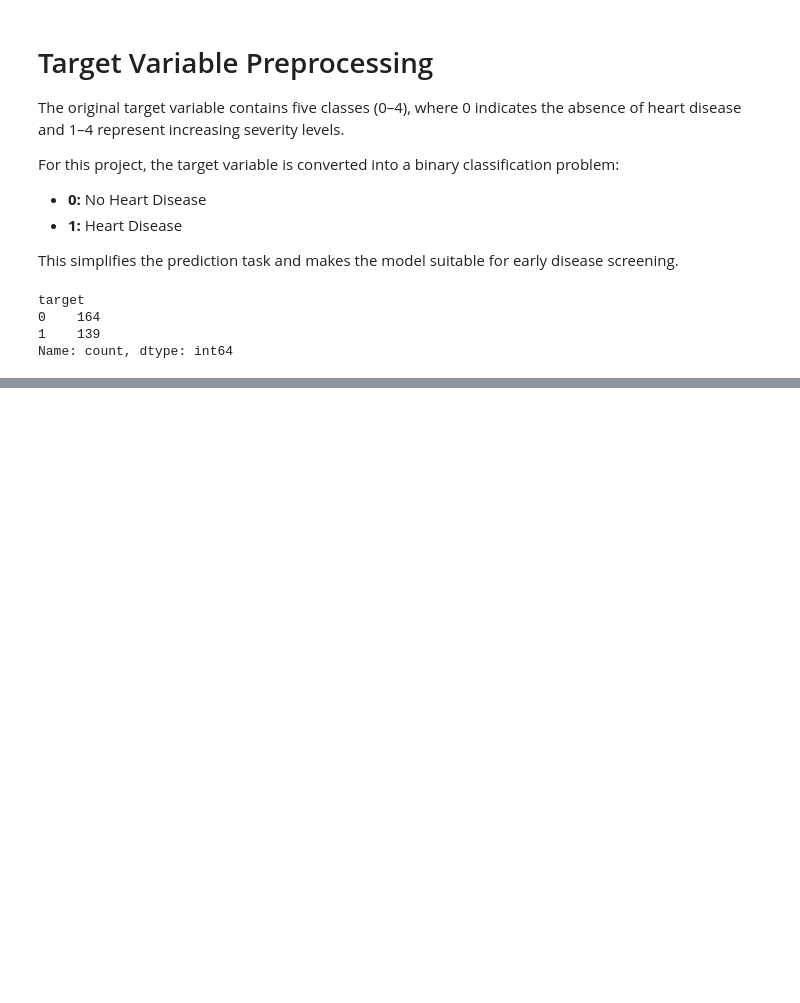
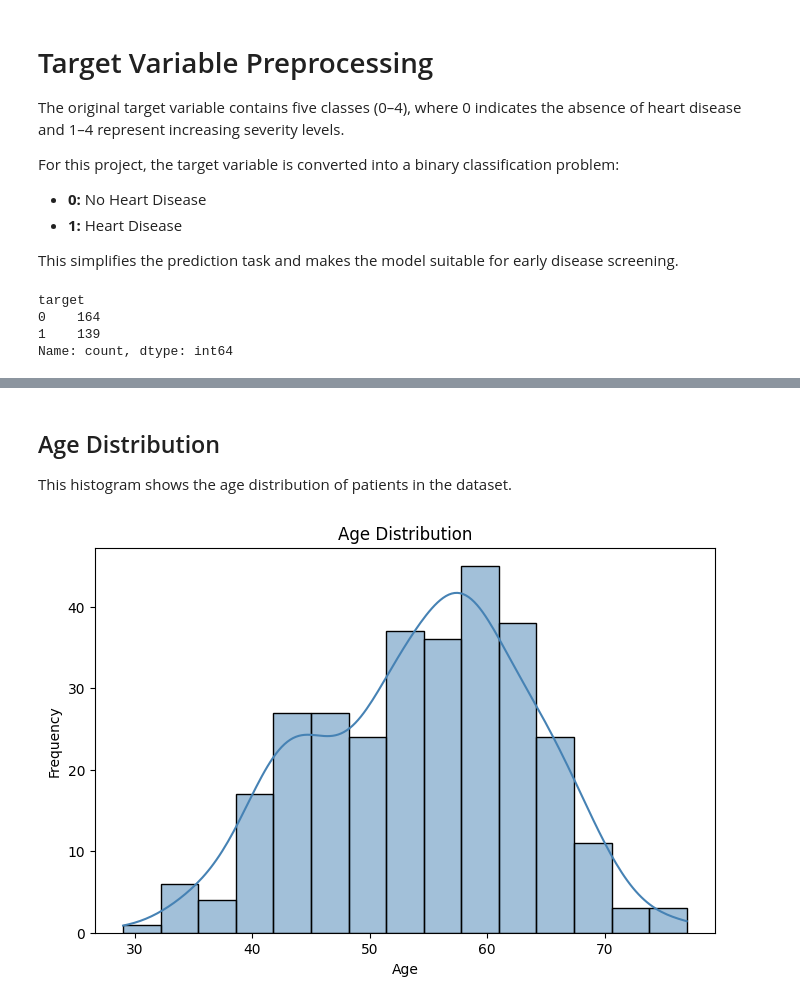
Before and after one commit to Saadiqpr/codealpha_tasks, a Jupyter notebook: Disease_Prediction/Disease_Prediction.ipynb, the cells around one changed output, grey strips where cells are left out. Drawn from its saved outputs; the diff is of its cells as text; code cells hidden in the pictures; blank space fills up the shorter version.

```diff
--- a/Disease_Prediction/Disease_Prediction.ipynb
+++ b/Disease_Prediction/Disease_Prediction.ipynb
@@ -333,0 +365,21 @@ plt.show()
+# %% [markdown]
+## Age Distribution
+
+This histogram shows the age distribution of patients in the dataset.
+# %%
+plt.figure(figsize=(8,5))
+
+sns.histplot(
+    df["age"],
+    bins=15,
+    kde=True,
+    color="steelblue"
+)
+
+plt.title("Age Distribution")
+plt.xlabel("Age")
+plt.ylabel("Frequency")
+
+plt.show()
+# %% [output]
+[figure, added]
```
Also changed, not shown: parts of 52 cells of this notebook.
